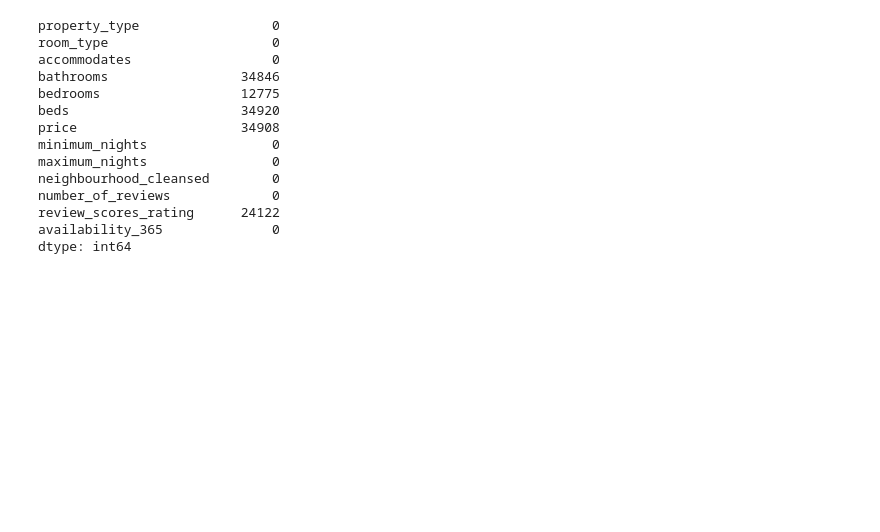
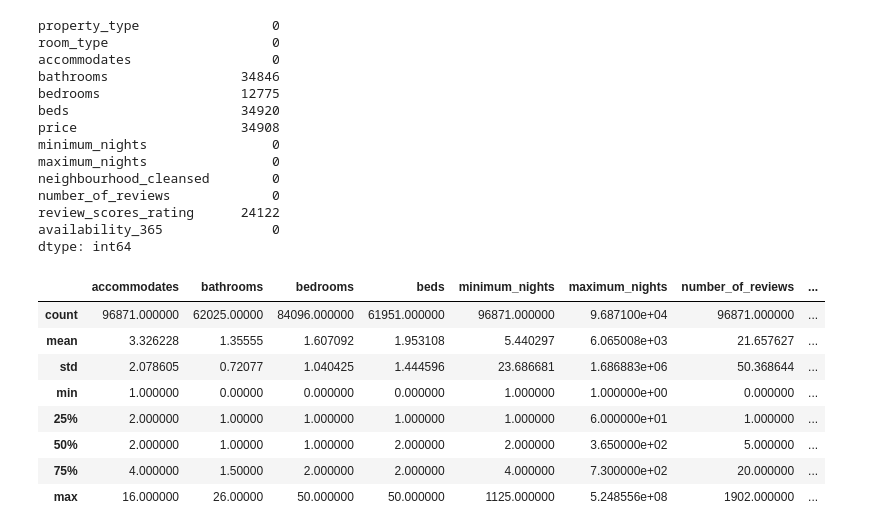
Before and after one commit to HrydeyBhatti/Exploratory-Data-Analysis-London-Airbnb-Data, a Jupyter notebook: notebooks/EDA.ipynb, the cells around one changed output. Cells and saved outputs as stored; diff of their text form; code cells hidden in the pictures; blank space fills up the shorter version.

```diff
--- a/notebooks/EDA.ipynb
+++ b/notebooks/EDA.ipynb
@@ -390,3 +390,15 @@ number_of_reviews             0
 review_scores_rating      24122
 availability_365              0
 dtype: int64
+# %%
+df.describe()
+# %% [output]
+|  | accommodates | bathrooms | bedrooms | beds | minimum_nights | maximum_nights | number_of_reviews | ... |
+| count | 96871.000000 | 62025.00000 | 84096.000000 | 61951.000000 | 96871.000000 | 9.687100e+04 | 96871.000000 | ... |
+| mean | 3.326228 | 1.35555 | 1.607092 | 1.953108 | 5.440297 | 6.065008e+03 | 21.657627 | ... |
+| std | 2.078605 | 0.72077 | 1.040425 | 1.444596 | 23.686681 | 1.686883e+06 | 50.368644 | ... |
+| min | 1.000000 | 0.00000 | 0.000000 | 0.000000 | 1.000000 | 1.000000e+00 | 0.000000 | ... |
+| 25% | 2.000000 | 1.00000 | 1.000000 | 1.000000 | 1.000000 | 6.000000e+01 | 1.000000 | ... |
+| 50% | 2.000000 | 1.00000 | 1.000000 | 2.000000 | 2.000000 | 3.650000e+02 | 5.000000 | ... |
+| 75% | 4.000000 | 1.50000 | 2.000000 | 2.000000 | 4.000000 | 7.300000e+02 | 20.000000 | ... |
+| max | 16.000000 | 26.00000 | 50.000000 | 50.000000 | 1125.000000 | 5.248556e+08 | 1902.000000 | ... |
```
